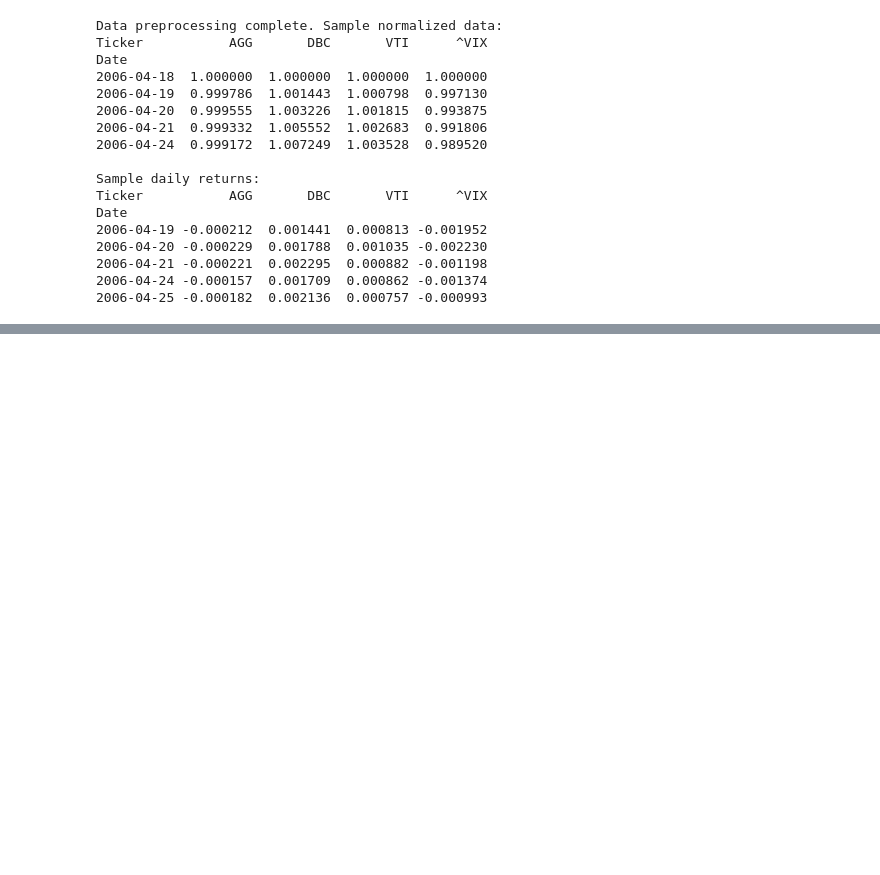
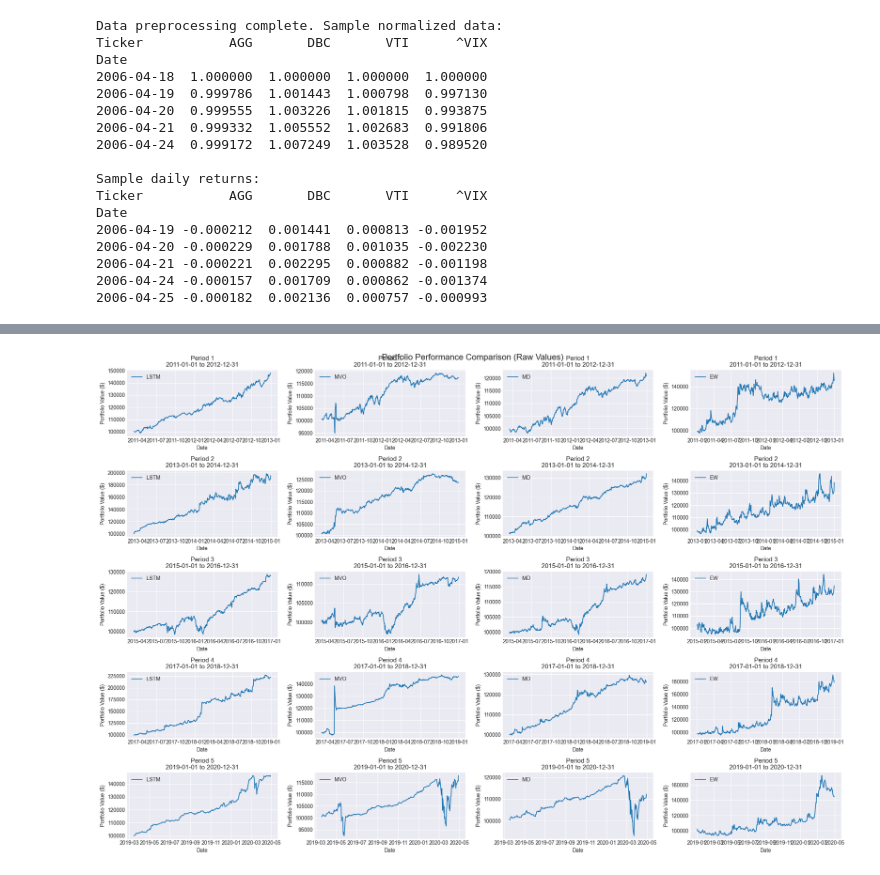
Before and after one commit to AmanNarendraAli/PortfolioOptimisationCapstone, a Jupyter notebook: main.ipynb, the cells around one changed output, grey strips where cells are left out. Drawn from its saved outputs; the diff is of its cells as text; code cells hidden in the pictures; blank space fills up the shorter version.

Commit message:
added plotting of portfolios

```diff
--- a/main.ipynb
+++ b/main.ipynb
@@ -31,6 +40,7 @@ TRADING_DAYS_PER_YEAR = 252
 print("Setup complete: libraries imported, random seed set, and tickers defined.")
 # %% [output]
 Setup complete: libraries imported, random seed set, and tickers defined.
+# %%
 # %%
 # Data Collection Step
 # Objective: Fetch historical adjusted close prices for defined tickers and date range
@@ -57,7 +67,7 @@ def get_data(tickers, start_date, end_date):
     return data
 
 # Fetch the data and display a quick preview
-data = get_data(TICKERS, '2000-01-01', '2021-01-04')
+data = get_data(TICKERS, '2006-01-01', '2020-04-30')
 print("Data fetched successfully. Sample data:")
 print(data.head())
 
@@ -524,14 +340,0 @@ def generalized_rolling_validation(data, allocation_strategy, train_years=2, tes
-# %%
-# Define tickers and data parameters
-tickers = ['VTI', 'AGG', 'DBC','^VIX']
-data = get_data(tickers, '2006-01-01', '2021-01-04')
-# Rolling validation with LSTM-based optimization (with periodic rebalancing)
-lstm_results,lstm_values = generalized_rolling_validation(data, train_and_rebalance_portfolio)
-print("LSTM Results:", lstm_results)
-print("Final Portfolio Values:", lstm_values)
-# Rolling validation with mean-variance optimization
-mvo_results,mvo_values= generalized_rolling_validation(data, mean_variance_optimized_strategy)
-# Rolling validation with maximum diversification optimization
-md_results,md_values = generalized_rolling_validation(data, maximum_diversification)
-print("Mean-Variance Optimization Results:", mvo_results)
-print("Final Portfolio Values:", mvo_values)
@@ -656,0 +397,23 @@ MD profit/loss ratio: 1.8846640366380751
+# %%
+# %%
+# Define testing periods
+training_end_dates = ['2010-12-31', '2012-12-31', '2014-12-31', '2016-12-31', '2018-12-31']
+testing_start_dates = ['2011-01-01', '2013-01-01', '2015-01-01', '2017-01-01', '2019-01-01']
+testing_end_dates = ['2012-12-31', '2014-12-31', '2016-12-31', '2018-12-31', '2020-12-31']
+
+periods = list(zip(training_end_dates, testing_start_dates, testing_end_dates))
+
+# Initialize lists to store performance metrics for each model
+lstm_metrics = []
+mvo_metrics = []
+md_metrics = []
+ew_metrics = []
+# Initialize a dictionary to store portfolio histories for each strategy
+portfolio_histories = {
+    'LSTM': [],
+    'MVO': [],
+    'MD': [],
+    'EW': []
+}
+
+initial_cash = 100000
@@ -656,0 +694,5 @@ MD profit/loss ratio: 1.8846640366380751
+# %%
+strategies = ['LSTM', 'MVO', 'MD', 'EW']
+plot_performance_comparison(portfolio_histories, periods, strategies)
+# %% [output]
+[figure, added]
```
Also changed, not shown: parts of 20 cells of this notebook.
